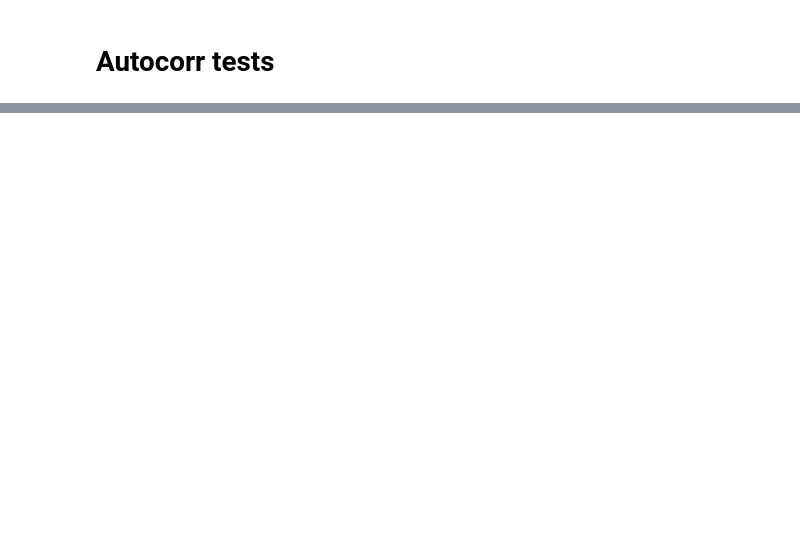
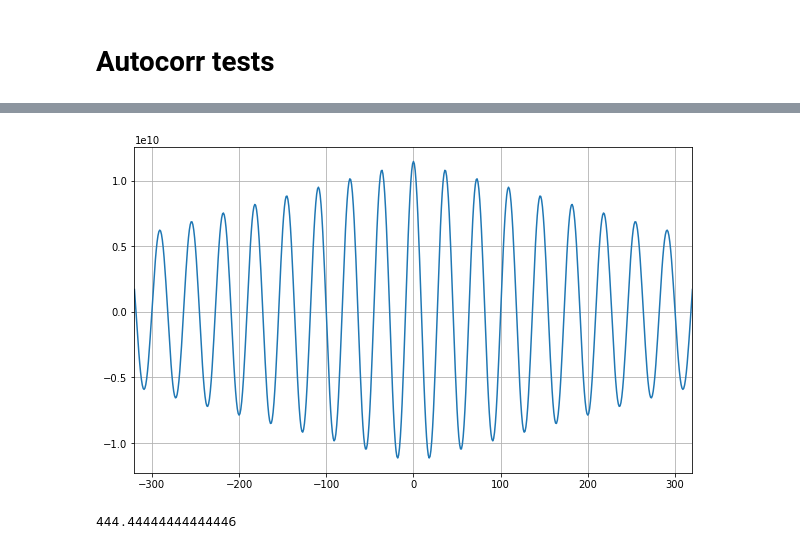
Before and after one commit to lionelGoffaux/signal-project, a Jupyter notebook: labo.ipynb, the cells around one changed output, grey strips where cells are left out. Cells and saved outputs as stored; diff of their text form; code cells hidden in the pictures; blank space fills up the shorter version.

```diff
--- a/labo.ipynb
+++ b/labo.ipynb
@@ -207,3 +206,16 @@ t, sinla = get_sinusoid(6000, 440, fs, fs*2)
 Audio(sinla, rate=fs)
 # %% [output]
 [interactive output not drawn]
+# %%
+framela = utils.split(sinla, 40, 5, fs)[12]
+lagsla, peaksla = xcorr.xcorr(framela, maxlag=fs//50)
+
+plt.figure(figsize=(10,6))
+plt.plot(lagsla, peaksla)
+niceplot()
+# %% [output]
+[figure, added]
+# %%
+fs/utils.get_distance(lagsla, peaksla)
+# %% [output]
+444.44444444444446
```
Also changed, not shown: parts of 10 cells of this notebook, 1 other file.
